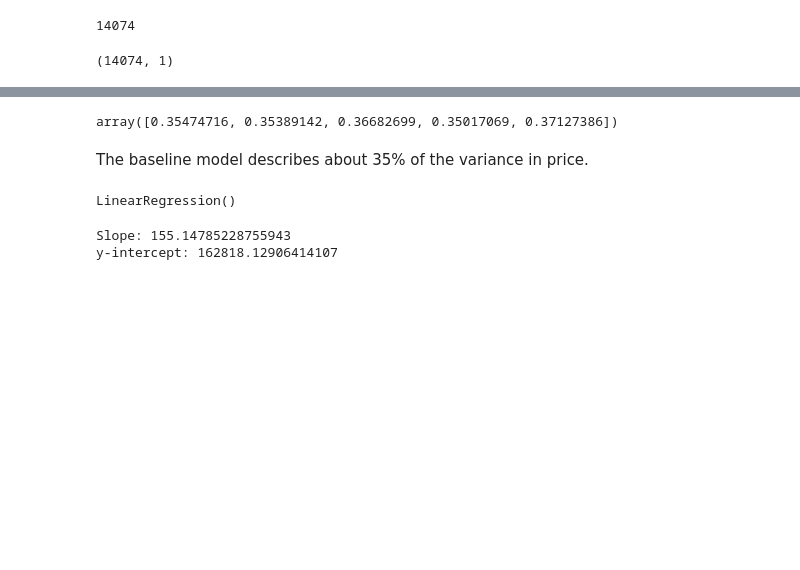
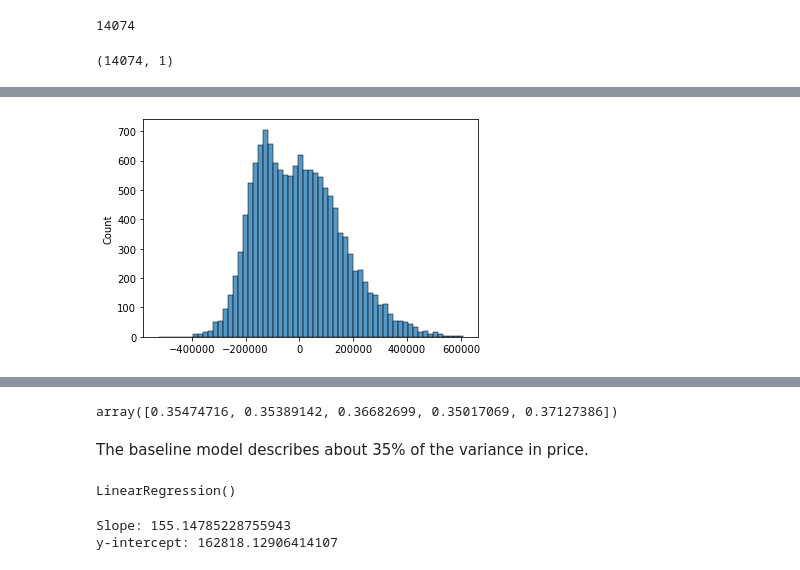
Before and after one commit to ran0027/dsc-phase2-project, a Jupyter notebook: new_baseline_model.ipynb, the cells around one changed output, grey strips where cells are left out. Cells and saved outputs as stored; diff of their text form; code cells hidden in the pictures; blank space fills up the shorter version.

```diff
--- a/new_baseline_model.ipynb
+++ b/new_baseline_model.ipynb
@@ -115,0 +172,6 @@ X_train.shape
+# %%
+# check distribution of residuals visually
+
+sns.histplot((y_train['price'] - model.predict(X_train)).values);
+# %% [output]
+[figure, added]
```
Also changed, not shown: parts of 17 cells of this notebook.
